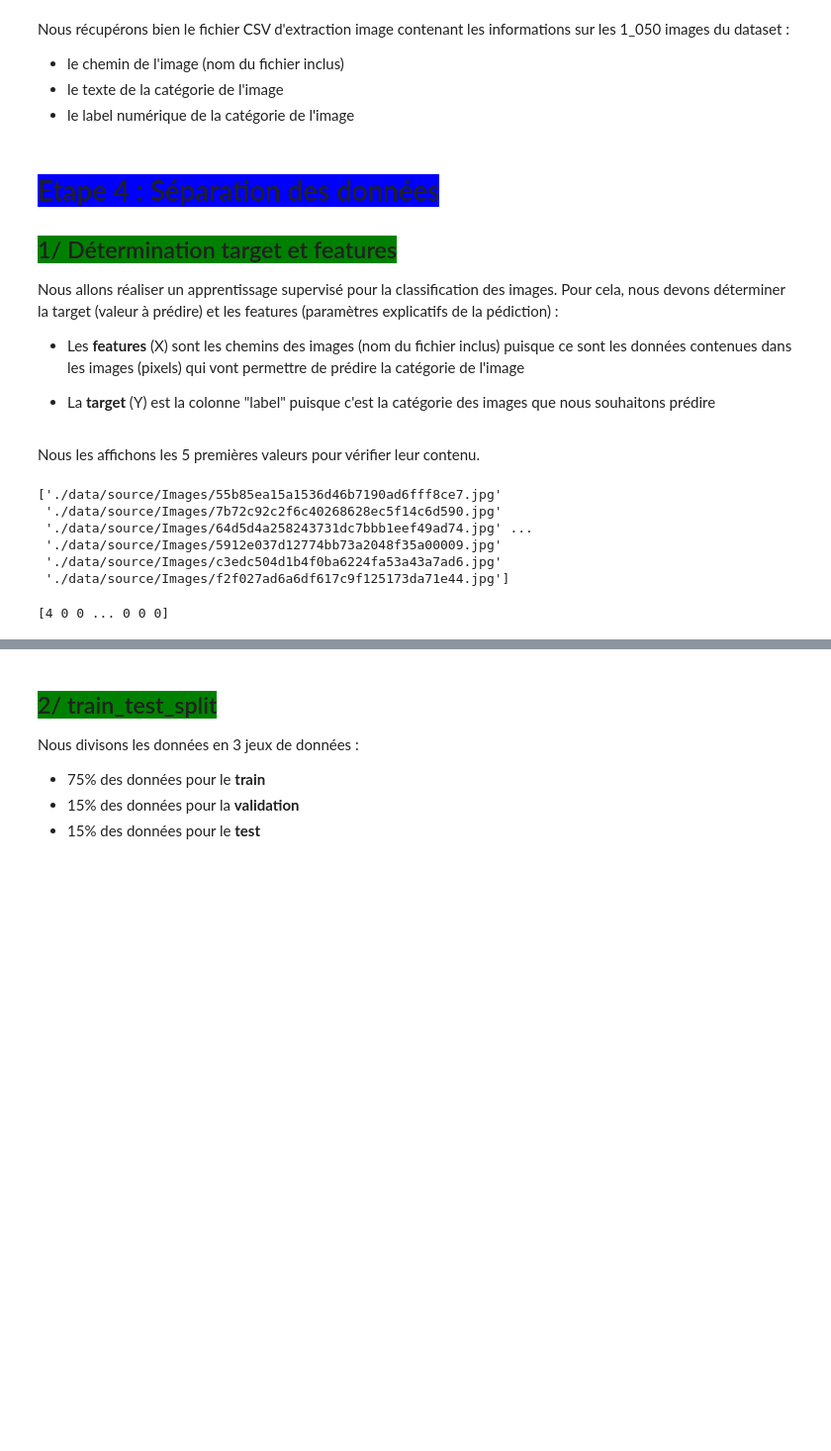
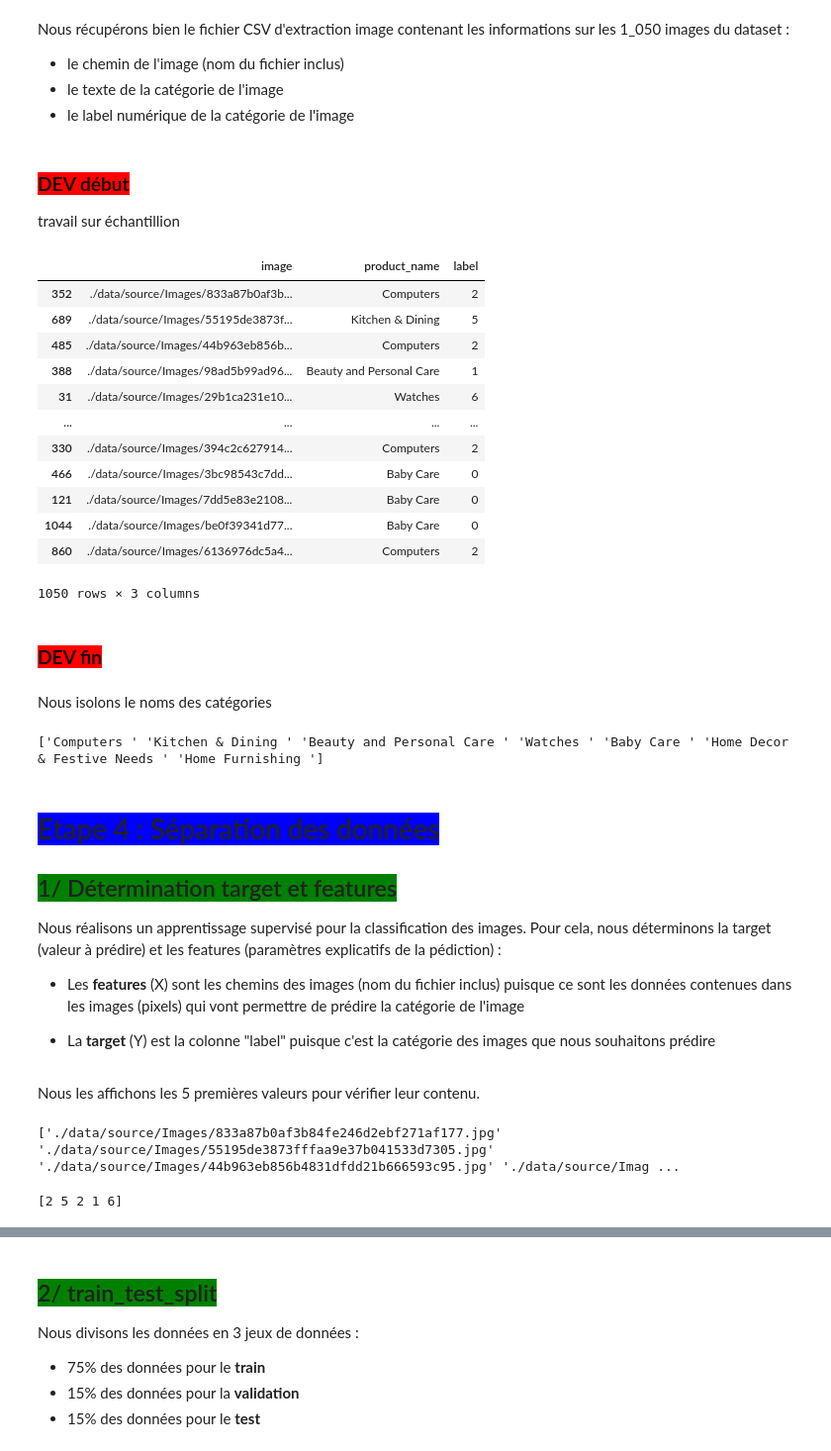
Before and after one commit to pierrickBERTHE/PB8-Dashboard_et_POC, a Jupyter notebook: berthe_pierrick_2_notebook_veille_042024.ipynb, the cells around one changed output, grey strips where cells are left out. Shown at 99% size. Cells and saved outputs as stored; diff of their text form; code cells hidden in the pictures; blank space fills up the shorter version.

```diff
--- a/berthe_pierrick_2_notebook_veille_042024.ipynb
+++ b/berthe_pierrick_2_notebook_veille_042024.ipynb
@@ -476,13 +632,47 @@ Nous récupérons bien le fichier CSV d'extraction image contenant les informati
 - le chemin de l'image (nom du fichier inclus)
 - le texte de la catégorie de l'image
 - le label numérique de la catégorie de l'image
+# %% [markdown]
+### <span style='background:red; color:black'>DEV début</span>
+travail sur échantillion
+# %%
+FRAC = 1
+
+# Faire un échantillon avec FRAC
+data_cleaned = data_cleaned.sample(frac=FRAC)
+
+# Apercu du dataframe
+display(data_cleaned)
+# %% [output]
+|  | image | product_name | label |
+| 352 | ./data/source/Images/833a87b0af3b... | Computers | 2 |
+| 689 | ./data/source/Images/55195de3873f... | Kitchen & Dining | 5 |
+| 485 | ./data/source/Images/44b963eb856b... | Computers | 2 |
+| 388 | ./data/source/Images/98ad5b99ad96... | Beauty and Personal Care | 1 |
+| 31 | ./data/source/Images/29b1ca231e10... | Watches | 6 |
+| ... | ... | ... | ... |
+| 330 | ./data/source/Images/394c2c627914... | Computers | 2 |
+| 466 | ./data/source/Images/3bc98543c7dd... | Baby Care | 0 |
+| 121 | ./data/source/Images/7dd5e83e2108... | Baby Care | 0 |
+| 1044 | ./data/source/Images/be0f39341d77... | Baby Care | 0 |
+| 860 | ./data/source/Images/6136976dc5a4... | Computers | 2 |
+1050 rows × 3 columns
+# %% [markdown]
+### <span style='background:red; color:black'>DEV fin</span>
+# %% [markdown]
+Nous isolons le noms des catégories
+# %%
+categories = data_cleaned['product_name'].unique()
+print(categories)
+# %% [output]
+['Computers ' 'Kitchen & Dining ' 'Beauty and Personal Care ' 'Watches ' 'Baby Care ' 'Home Decor & Festive Needs ' 'Home Furnishing ']
 # %% [markdown]
 # <span style='background:blue'>Etape 4 : Séparation des données</span>
 
 ## <span style='background:green'>1/ Détermination target et features</span>
 
-Nous allons réaliser un apprentissage supervisé pour la classification des images.
-Pour cela, nous devons déterminer la target (valeur à prédire) et les features (paramètres explicatifs de la pédiction) :
+Nous réalisons un apprentissage supervisé pour la classification des images.
+Pour cela, nous déterminons la target (valeur à prédire) et les features (paramètres explicatifs de la pédiction) :
 - Les **features** (X) sont les chemins des images (nom du fichier inclus) puisque ce sont les données contenues dans les images (pixels) qui vont permettre de prédire la catégorie de l'image
 
 - La **target** (Y) est la colonne "label" puisque c'est la catégorie des images que nous souhaitons prédire
@@ -492,15 +682,10 @@ y = data_cleaned['label'].values
 # %% [markdown]
 Nous les affichons les 5 premières valeurs pour vérifier leur contenu.
 # %%
-print(X)
+print(X[:5])
 # %% [output]
-['./data/source/Images/55b85ea15a1536d46b7190ad6fff8ce7.jpg'
- './data/source/Images/7b72c92c2f6c40268628ec5f14c6d590.jpg'
- './data/source/Images/64d5d4a258243731dc7bbb1eef49ad74.jpg' ...
- './data/source/Images/5912e037d12774bb73a2048f35a00009.jpg'
- './data/source/Images/c3edc504d1b4f0ba6224fa53a43a7ad6.jpg'
- './data/source/Images/f2f027ad6a6df617c9f125173da71e44.jpg']
+['./data/source/Images/833a87b0af3b84fe246d2ebf271af177.jpg' './data/source/Images/55195de3873fffaa9e37b041533d7305.jpg' './data/source/Images/44b963eb856b4831dfdd21b666593c95.jpg' './data/source/Imag ...
 # %%
-print(y)
+print(y[:5])
 # %% [output]
-[4 0 0 ... 0 0 0]
+[2 5 2 1 6]
```
Also changed, not shown: parts of 73 cells of this notebook, 9 other files.
